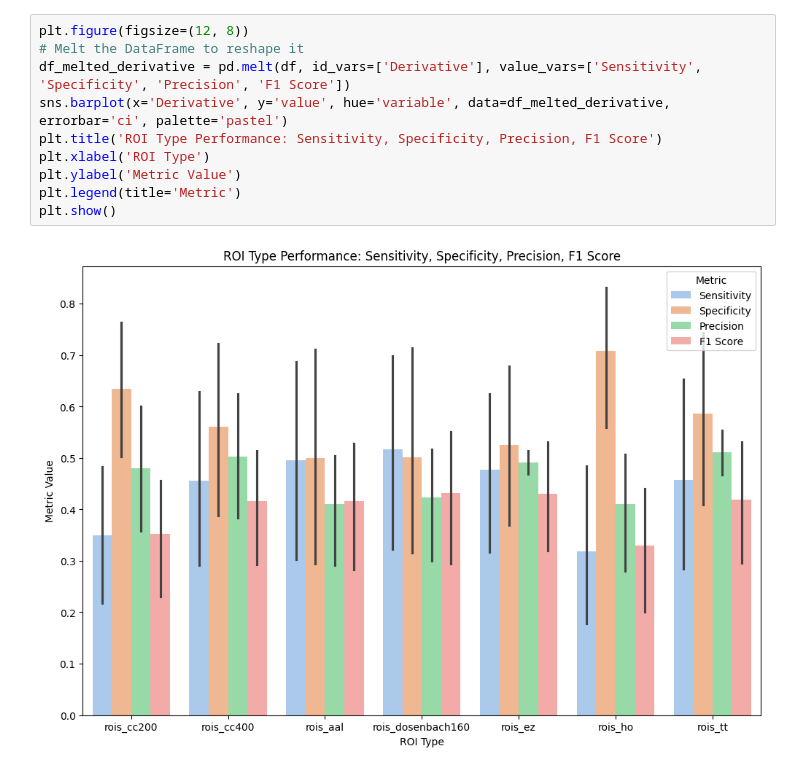
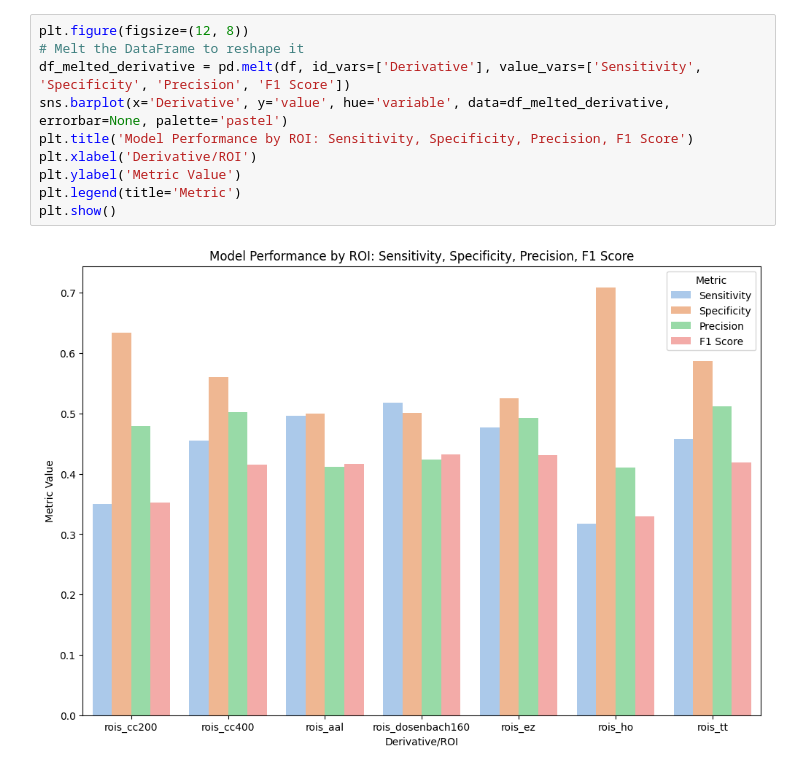
Before and after one commit to owani01/ASD_Diagnostic_Research_2023-24, a Jupyter notebook: experiment1_analysis.ipynb, the cells around one changed output. Drawn from its saved outputs; the diff is of its cells as text.

```diff
--- a/experiment1_analysis.ipynb
+++ b/experiment1_analysis.ipynb
@@ -206,15 +229,15 @@ plt.show()
 # %%
 plt.figure(figsize=(12, 8))
 # Melt the DataFrame to reshape it
 df_melted_derivative = pd.melt(df, id_vars=['Derivative'], value_vars=['Sensitivity', 'Specificity', 'Precision', 'F1 Score'])
-sns.barplot(x='Derivative', y='value', hue='variable', data=df_melted_derivative, errorbar='ci', palette='pastel')
-plt.title('ROI Type Performance: Sensitivity, Specificity, Precision, F1 Score')
-plt.xlabel('ROI Type')
+sns.barplot(x='Derivative', y='value', hue='variable', data=df_melted_derivative, errorbar=None, palette='pastel')
+plt.title('Model Performance by ROI: Sensitivity, Specificity, Precision, F1 Score')
+plt.xlabel('Derivative/ROI')
 plt.ylabel('Metric Value')
 plt.legend(title='Metric')
 plt.show()
 # %% [output]
-[figure, old version]
+[figure, new version]
 # %%
 # Set df_heatmap as the heatmap DataFrame with ML Algorithms, Derivatives, and Metrics as columns
 df_heatmap = pd.melt(df, id_vars=['ML Algorithm', 'Derivative'], value_vars=['Sensitivity', 'Specificity'])
```
Also changed, not shown: parts of 12 cells of this notebook.
